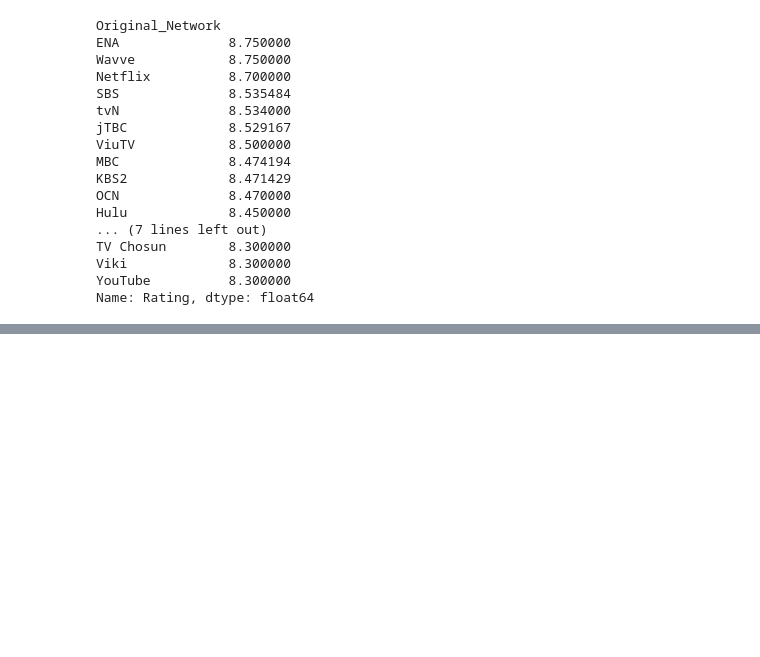
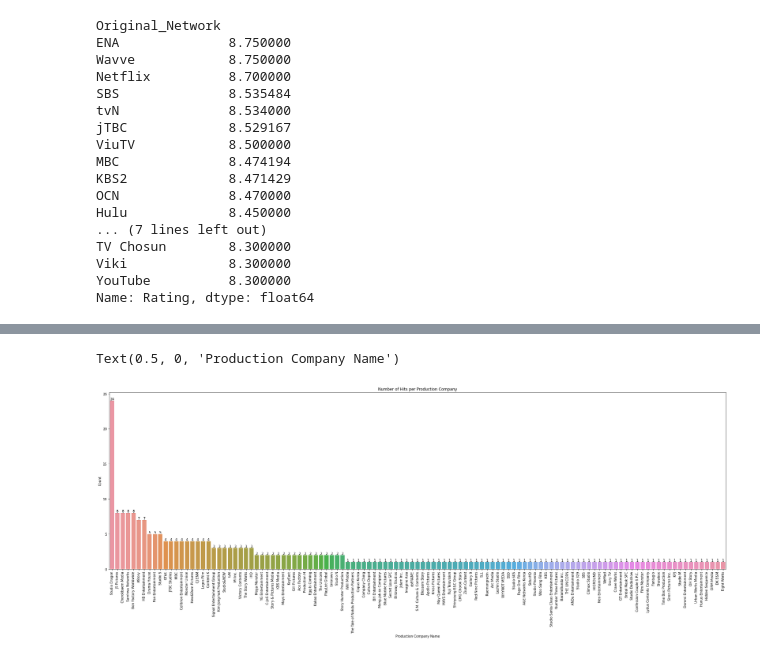
Before and after one commit to blurridge/kdrama-rating-ml, a Jupyter notebook: src/kdrama_rating_ml.ipynb, the cells around one changed output, grey strips where cells are left out. Cells and saved outputs as stored; diff of their text form; code cells hidden in the pictures; blank space fills up the shorter version.

```diff
--- a/src/kdrama_rating_ml.ipynb
+++ b/src/kdrama_rating_ml.ipynb
@@ -264,0 +314,11 @@ Text(0.5, 0, 'Network Name')
+# %%
+plt.figure(figsize=(34,10))
+plt.title("Number of Hits per Production Company")
+plt.xticks(rotation=90)
+g = sns.countplot(x=kdrama_data["Production_companies"], order=kdrama_data["Production_companies"].value_counts().index)
+g.bar_label(g.containers[0])
+g.set_ylabel("Count")
+g.set_xlabel("Production Company Name")
+# %% [output]
+Text(0.5, 0, 'Production Company Name')
+[figure, added]
```
Also changed, not shown: parts of 9 cells of this notebook, 1 other file.
